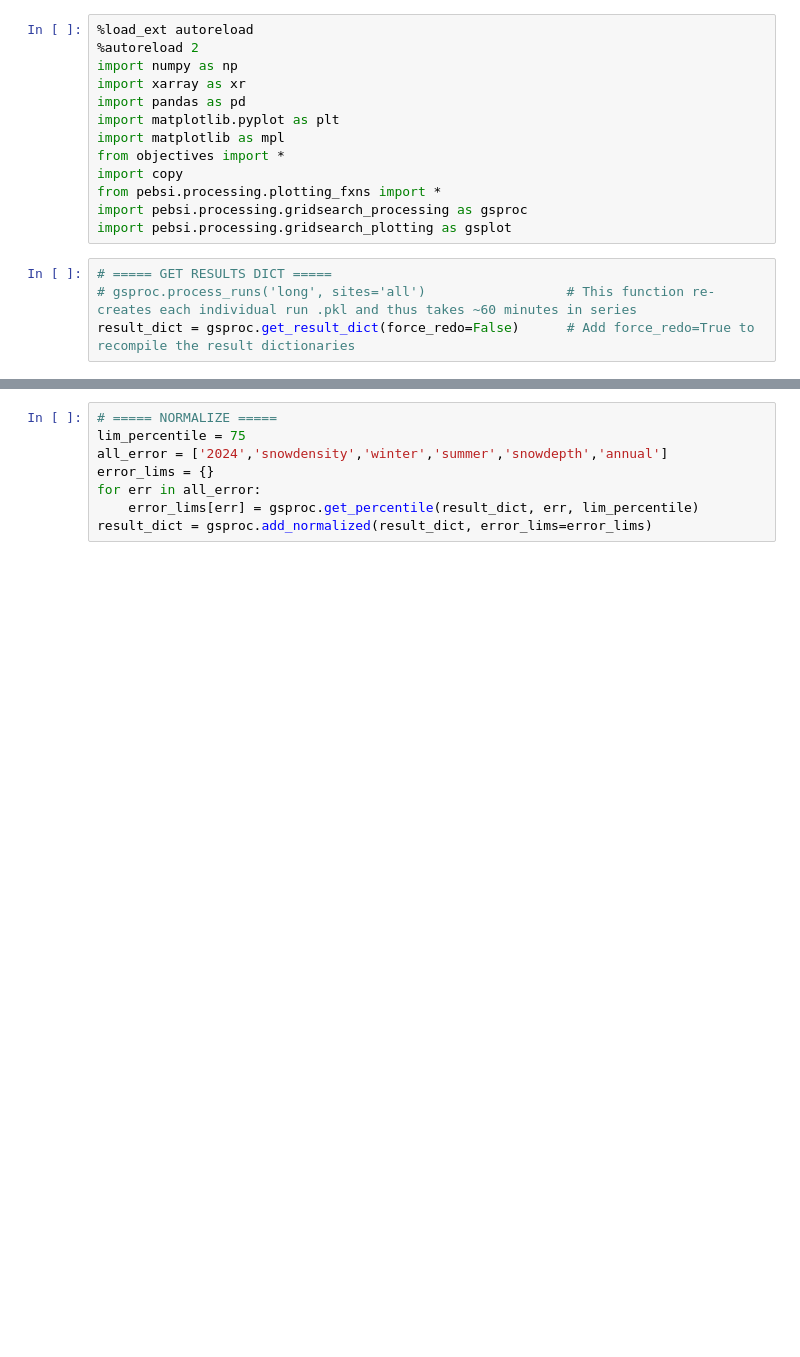
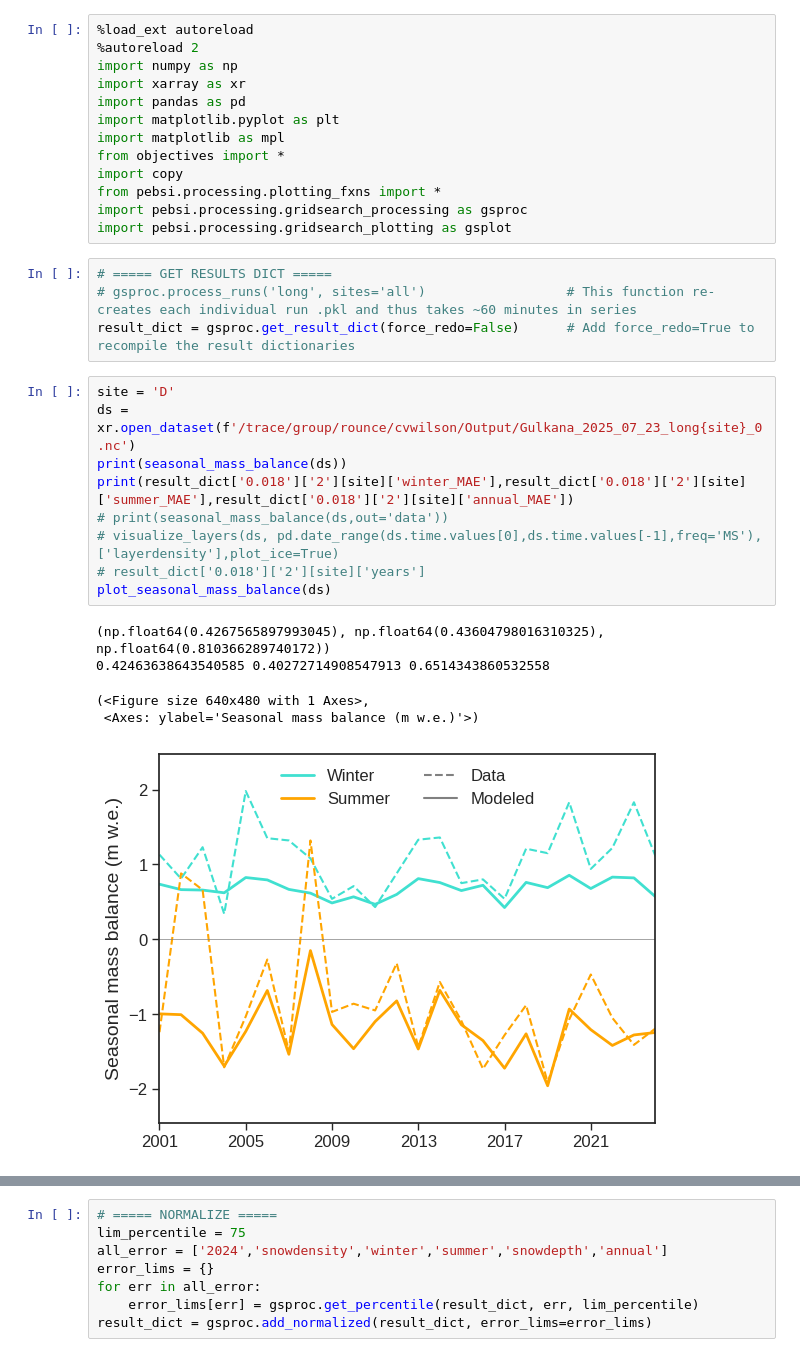
Before and after one commit to clairevwilson/PyGEM-EB, a Jupyter notebook: figs_results.ipynb, the cells around one changed output, grey strips where cells are left out. Saved outputs shown, nothing was run; the diff lists cells and outputs as text; blank space fills up the shorter version.

```diff
--- a/figs_results.ipynb
+++ b/figs_results.ipynb
@@ -17,3 +17,18 @@ import pebsi.processing.gridsearch_plotting as gsplot
 # ===== GET RESULTS DICT =====
 # gsproc.process_runs('long', sites='all')                  # This function re-creates each individual run .pkl and thus takes ~60 minutes in series
 result_dict = gsproc.get_result_dict(force_redo=False)      # Add force_redo=True to recompile the result dictionaries
+# %%
+site = 'D'
+ds = xr.open_dataset(f'/trace/group/rounce/cvwilson/Output/Gulkana_2025_07_23_long{site}_0.nc')
+print(seasonal_mass_balance(ds))
+print(result_dict['0.018']['2'][site]['winter_MAE'],result_dict['0.018']['2'][site]['summer_MAE'],result_dict['0.018']['2'][site]['annual_MAE'])
+# print(seasonal_mass_balance(ds,out='data'))
+# visualize_layers(ds, pd.date_range(ds.time.values[0],ds.time.values[-1],freq='MS'),['layerdensity'],plot_ice=True)
+# result_dict['0.018']['2'][site]['years']
+plot_seasonal_mass_balance(ds)
+# %% [output]
+(np.float64(0.4267565897993045), np.float64(0.43604798016310325), np.float64(0.810366289740172))
+0.42463638643540585 0.40272714908547913 0.6514343860532558
+(<Figure size 640x480 with 1 Axes>,
+ <Axes: ylabel='Seasonal mass balance (m w.e.)'>)
+[figure, added]
```
Also changed, not shown: parts of 1 cell of this notebook, 4 other files.
